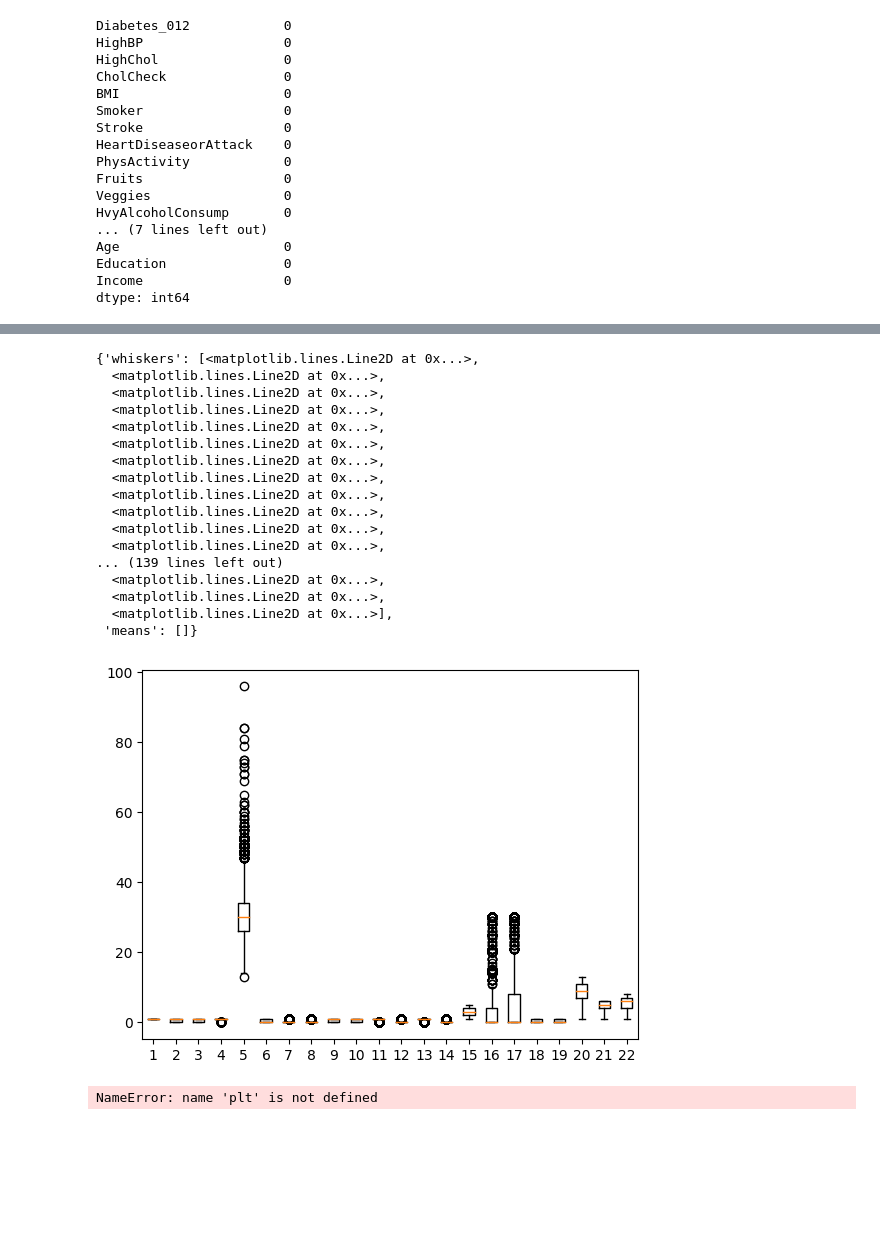
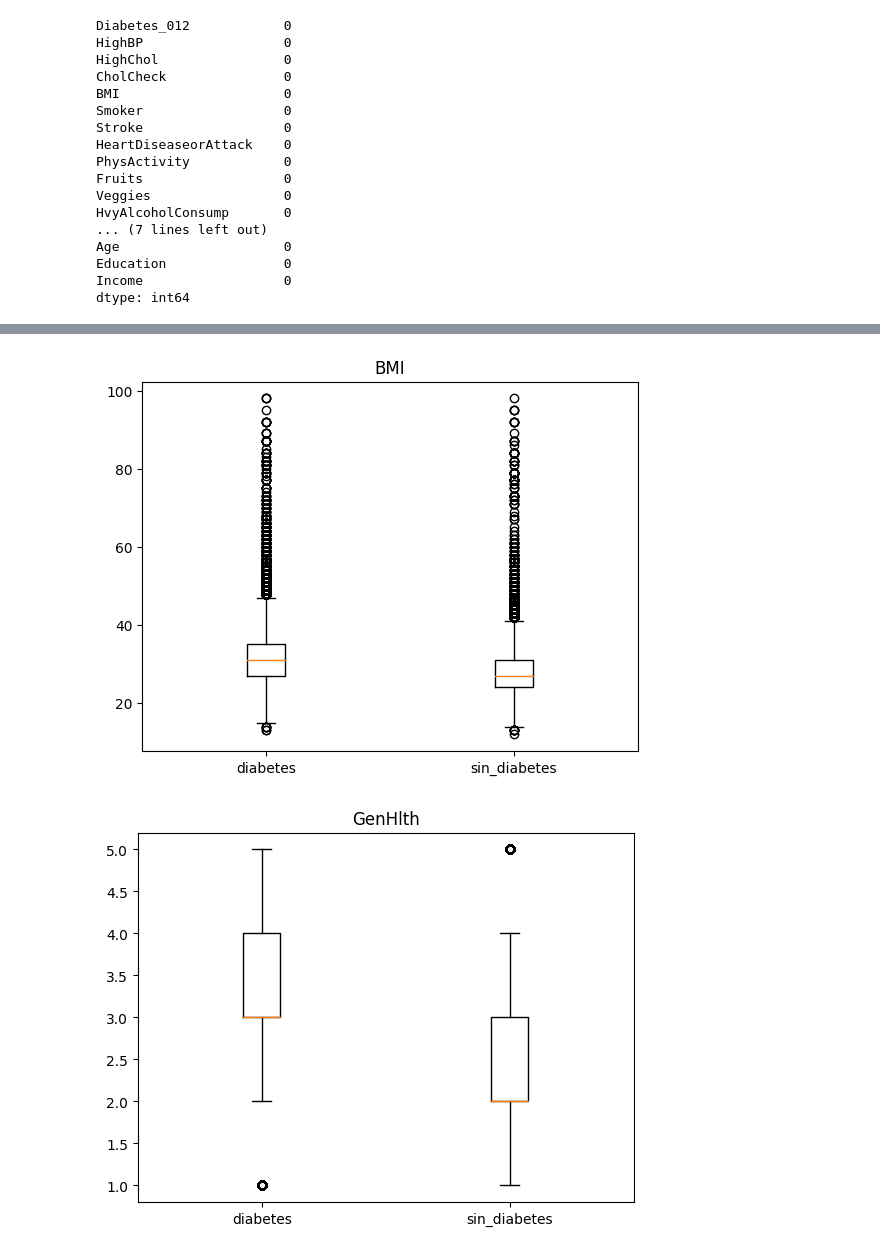
Before and after one commit to l1nk26/Proyecto-Samsung-Innovation-Campus, a Jupyter notebook: procesado_de_datos_f.ipynb, the cells around one changed output, grey strips where cells are left out. Cells and saved outputs as stored; diff of their text form; code cells hidden in the pictures; blank space fills up the shorter version.

```diff
--- a/procesado_de_datos_f.ipynb
+++ b/procesado_de_datos_f.ipynb
@@ -3,10 +3,14 @@ import pandas as pd
 import matplotlib.pyplot as plt
 # %%
 df = pd.read_csv("./diabetes_012_health_indicators_BRFSS2015.csv")
+df2 = pd.read_csv("./diabetes_binary_5050split_health_indicators_BRFSS2015.csv")
 # %%
 diabetes = df[ df['Diabetes_012'] == 2 ]
 sin_diabetes = df[ df['Diabetes_012'] == 0 ]
 prediabetes = df[ df['Diabetes_012'] == 1 ]
+
+diabetes2 = df2[ df2['Diabetes_binary'] == 1 ]
+sin_diabetes2 = df2[ df2['Diabetes_binary'] == 0 ]
 # %%
 correlacion = df.corr()
 numero_de_columnas = len(correlacion)
@@ -87,25 +63,9 @@ for col in y:
-# %%
-plt.boxplot([prediabetes[col] for col in prediabetes])
-# %% [output]
-{'whiskers': [<matplotlib.lines.Line2D at 0x...>,
-  <matplotlib.lines.Line2D at 0x...>,
-  <matplotlib.lines.Line2D at 0x...>,
-  <matplotlib.lines.Line2D at 0x...>,
-  <matplotlib.lines.Line2D at 0x...>,
-  <matplotlib.lines.Line2D at 0x...>,
-  <matplotlib.lines.Line2D at 0x...>,
-  <matplotlib.lines.Line2D at 0x...>,
-  <matplotlib.lines.Line2D at 0x...>,
-  <matplotlib.lines.Line2D at 0x...>,
-  <matplotlib.lines.Line2D at 0x...>,
-  <matplotlib.lines.Line2D at 0x...>,
-... (139 lines left out)
-  <matplotlib.lines.Line2D at 0x...>,
-  <matplotlib.lines.Line2D at 0x...>,
-  <matplotlib.lines.Line2D at 0x...>],
- 'means': []}
-[figure, removed]
-# %%
-plt.boxplot([sin_diabetes[col] for col in sin_diabetes], labels=sin_diabetes.columns)
-# %% [output]
-NameError: name 'plt' is not defined
+# %%
+columnas = ['BMI', 'GenHlth', 'MentHlth', 'PhysHlth', 'Age', 'Income']
+for col in columnas:
+    plt.title(col)
+    plt.boxplot([diabetes2[col], sin_diabetes2[col]], labels=['diabetes', 'sin_diabetes'])
+    plt.show()
+# %% [output]
+[figure, added]
+[figure, added]
```
Also changed, not shown: parts of 4 cells of this notebook.
